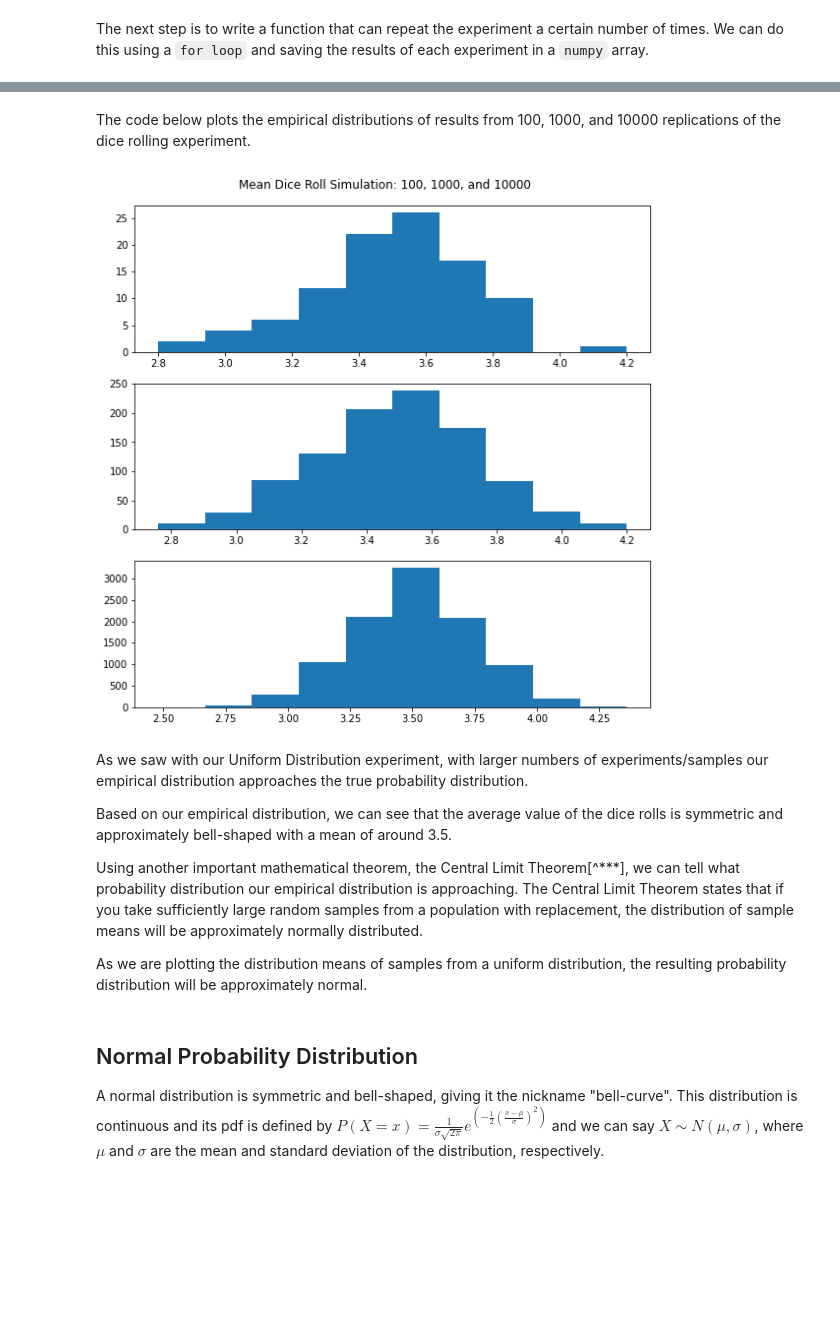
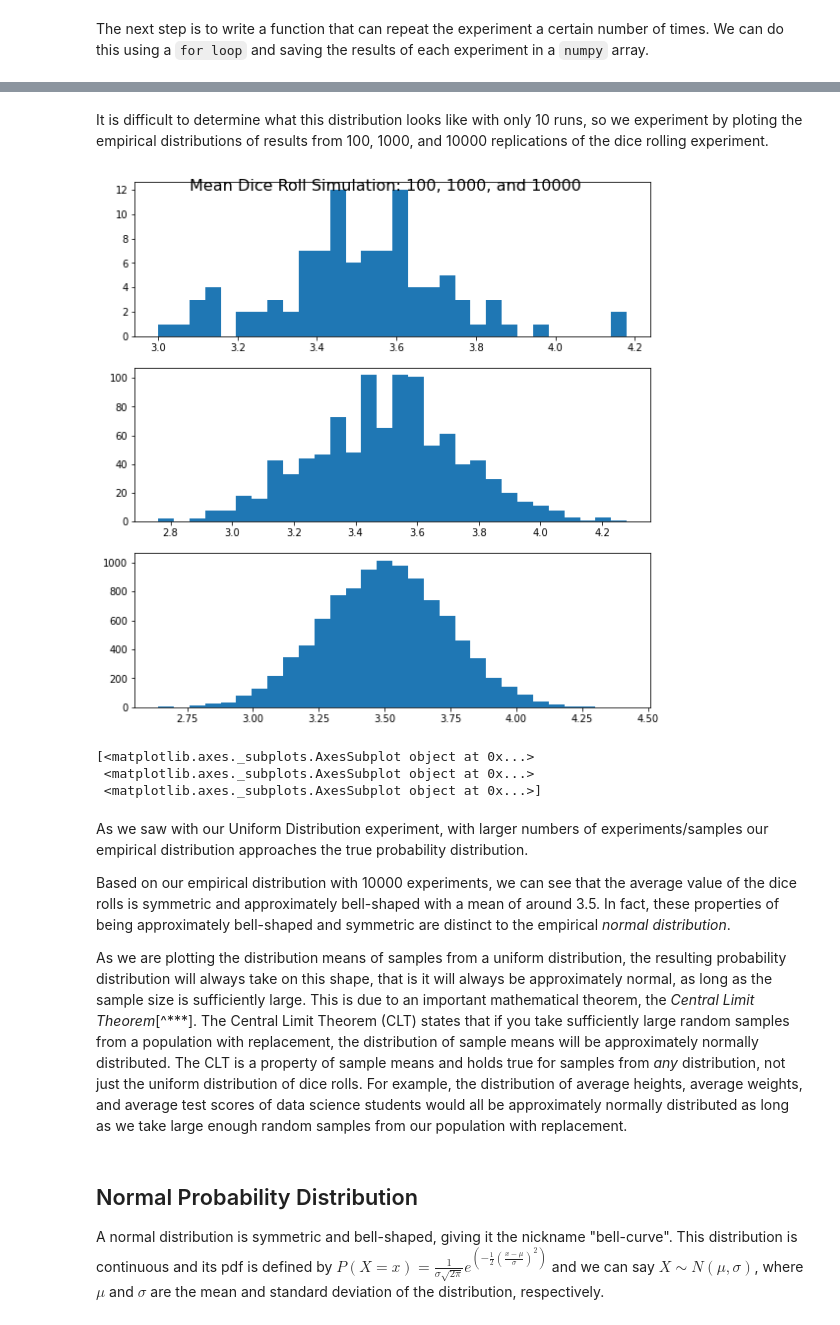
Before and after one commit to uchicago-dsi/textbook-datascience-1, a Jupyter notebook: textbook/12/2/normal.ipynb, the cells around one changed output, grey strips where cells are left out. Saved outputs shown, nothing was run; the diff lists cells and outputs as text; code cells hidden in the pictures; blank space fills up the shorter version.

```diff
--- a/textbook/12/2/normal.ipynb
+++ b/textbook/12/2/normal.ipynb
@@ -31,22 +47,29 @@ def face_mean_sim(nsim):
 # %% [markdown]
-The code below plots the empirical distributions of results from 100, 1000, and 10000 replications of the dice rolling experiment.
+It is difficult to determine what this distribution looks like with only 10 runs, so we experiment by ploting the empirical distributions of results from 100, 1000, and 10000 replications of the dice rolling experiment.
 # %%
 fig, axs = plt.subplots(3, figsize=(8, 8))
-fig.suptitle('Mean Dice Roll Simulation: 100, 1000, and 10000')
+fig.suptitle('Mean Dice Roll Simulation: 100, 1000, and 10000', fontsize=16)
 fig.tight_layout()
-axs[0].hist(face_mean_sim(100));
-axs[1].hist(face_mean_sim(1_000));
-axs[2].hist(face_mean_sim(10_000));
+axs[0].hist(face_mean_sim(100), 30);
+axs[1].hist(face_mean_sim(1_000), 30);
+axs[2].hist(face_mean_sim(10_000),30);
+# axs[0].tick_params(axis='both', which='major', labelsize=10)
+# axs[1].tick_params(axis='both', which='major', labelsize=10)
+# axs[2].tick_params(axis='both', which='major', labelsize=10)
 # %% [output]
-[figure, old version]
+[figure, new version]
+# %%
+print(axs)
+# %% [output]
+[<matplotlib.axes._subplots.AxesSubplot object at 0x...>
+ <matplotlib.axes._subplots.AxesSubplot object at 0x...>
+ <matplotlib.axes._subplots.AxesSubplot object at 0x...>]
 # %% [markdown]
 As we saw with our Uniform Distribution experiment, with larger numbers of experiments/samples our empirical distribution approaches the true probability distribution.
 
-Based on our empirical distribution, we can see that the average value of the dice rolls is symmetric and approximately bell-shaped with a mean of around 3.5.
+Based on our empirical distribution with 10000 experiments, we can see that the average value of the dice rolls is symmetric and approximately bell-shaped with a mean of around 3.5. In fact, these properties of being approximately bell-shaped and symmetric are distinct to the empirical *normal distribution*.
 
-Using another important mathematical theorem, the Central Limit Theorem[^***], we can tell what probability distribution our empirical distribution is approaching. The Central Limit Theorem states that if you take sufficiently large random samples from a population with replacement, the distribution of sample means will be approximately normally distributed.
-
-As we are plotting the distribution means of samples from a uniform distribution, the resulting probability distribution will be approximately normal.
+As we are plotting the distribution means of samples from a uniform distribution, the resulting probability distribution will always take on this shape, that is it will always be approximately normal, as long as the sample size is sufficiently large. This is due to an important mathematical theorem, the *Central Limit Theorem*[^***]. The Central Limit Theorem (CLT) states that if you take sufficiently large random samples from a population with replacement, the distribution of sample means will be approximately normally distributed. The CLT is a property of sample means and holds true for samples from *any* distribution, not just the uniform distribution of dice rolls. For example, the distribution of average heights, average weights, and average test scores of data science students would all be approximately normally distributed as long as we take large enough random samples from our population with replacement.
 # %% [markdown]
 ## Normal  Probability Distribution
 
```
Also changed, not shown: parts of 11 cells of this notebook, 41 other files.
